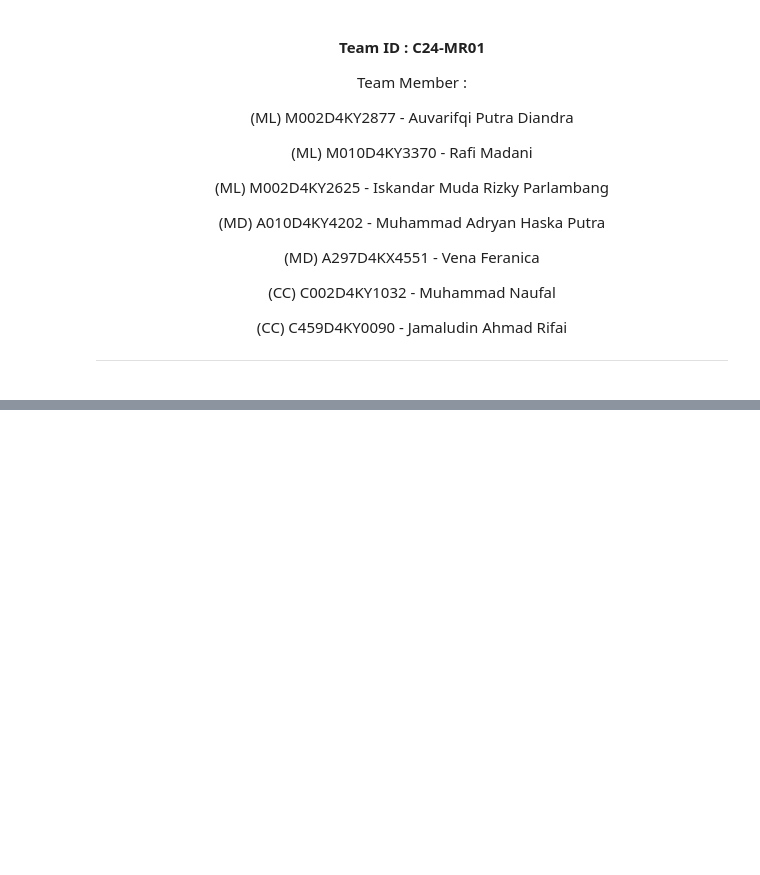
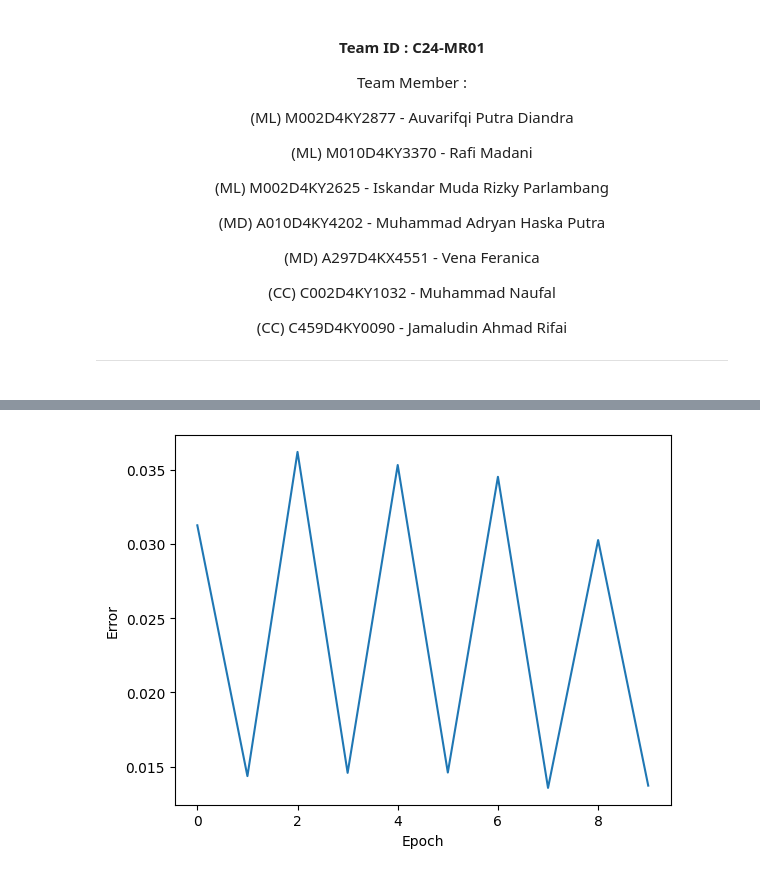
Before and after one commit to C24-MR01/nbs-ml, a Jupyter notebook: collaborative-filtering.ipynb, the cells around one changed output, grey strips where cells are left out. Drawn from its saved outputs; the diff is of its cells as text; code cells hidden in the pictures; blank space fills up the shorter version.

```diff
--- a/collaborative-filtering.ipynb
+++ b/collaborative-filtering.ipynb
@@ -70,0 +106,3 @@ svd.predict(1, 302, 3)
+# %%
+user_rating_df = movies_ratings.pivot(index='userId', columns='movieId', values='rating')
+user_rating_df.head()
@@ -70,0 +128,11 @@ svd.predict(1, 302, 3)
+# %%
+hiddenUnits = 20
+visibleUnits =  len(user_rating_df.columns)
+
+vb = tf.Variable(tf.zeros([visibleUnits]), tf.float32) #Number of unique movies
+hb = tf.Variable(tf.zeros([hiddenUnits]), tf.float32) #Number of features we're going to learn
+W = tf.Variable(tf.zeros([visibleUnits, hiddenUnits]), tf.float32)
+# %%
+v0 = tf.zeros([visibleUnits], tf.float32)
+#testing to see if the matrix product works
+tf.matmul([v0], W)
@@ -70,0 +170,6 @@ svd.predict(1, 302, 3)
+# %%
+def error(v0_state, v1_state):
+    return tf.reduce_mean(tf.square(v0_state - v1_state))
+
+err = tf.reduce_mean(tf.square(v0 - v1))
+print("error" , err.numpy())
@@ -70,0 +178,63 @@ svd.predict(1, 302, 3)
+# %%
+epochs = 5
+batchsize = 500
+errors = []
+weights = []
+K=1 #Number of time to run Contrastive divergence (method used to calculate the gradient (the slope representing the relationship between a network’s weights and its error)
+alpha = 0.0001 #Learning Rate (0.1 to 0.0001) to reach minimized loss
+
+#creating datasets
+train_ds = \
+    tf.data.Dataset.from_tensor_slices((np.float32(trX))).batch(batchsize)
+
+
+
+#for i in range(epochs):
+#    for start, end in zip( range(0, len(trX), batchsize), range(batchsize, len(trX), batchsize)):
+#        batch = trX[start:end]
+#        cur_w = sess.run(update_w, feed_dict={v0: batch, W: prv_w, vb: prv_vb, hb: prv_hb})
+#        cur_vb = sess.run(update_vb, feed_dict={v0: batch, W: prv_w, vb: prv_vb, hb: prv_hb})
+#        cur_nb = sess.run(update_hb, feed_dict={v0: batch, W: prv_w, vb: prv_vb, hb: prv_hb})
+#        prv_w = cur_w
+#        prv_vb = cur_vb
+#        prv_hb = cur_hb
+#    errors.append(sess.run(err_sum, feed_dict={v0: trX, W: cur_w, vb: cur_vb, hb: cur_hb}))
+#    print (errors[-1])
+v0_state=v0
+for epoch in range(epochs):
+    batch_number = 0
+    for batch_x in train_ds:
+
+        for i_sample in range(len(batch_x)):
+            for k in range(K):
+                v0_state = batch_x[i_sample]
+                h0_state = hidden_layer(v0_state, W, hb)
+                v1_state = reconstructed_output(h0_state, W, vb)
+                h1_state = hidden_layer(v1_state, W, hb)
+
+                delta_W = tf.matmul(tf.transpose([v0_state]), h0_state) - tf.matmul(tf.transpose([v1_state]), h1_state)
+                W = W + alpha * delta_W
+
+                vb = vb + alpha * tf.reduce_mean(v0_state - v1_state, 0)
+                hb = hb + alpha * tf.reduce_mean(h0_state - h1_state, 0)
+
+                v0_state = v1_state
+
+            if i_sample == len(batch_x)-1:
+                err = error(batch_x[i_sample], v1_state)
+                errors.append(err)
+                weights.append(W)
+                print ( 'Epoch: %d' % (epoch + 1),
+                       "batch #: %i " % batch_number, "of %i" % (len(trX)/batchsize),
+                       "sample #: %i" % i_sample,
+                       'reconstruction error: %f' % err)
+        batch_number += 1
+
+
+
+
+plt.plot(errors)
+plt.ylabel('Error')
+plt.xlabel('Epoch')
+plt.show()
+# %% [output]
@@ -70,0 +251 @@ svd.predict(1, 302, 3)
+[figure, added]
```
Also changed, not shown: parts of 23 cells of this notebook.
